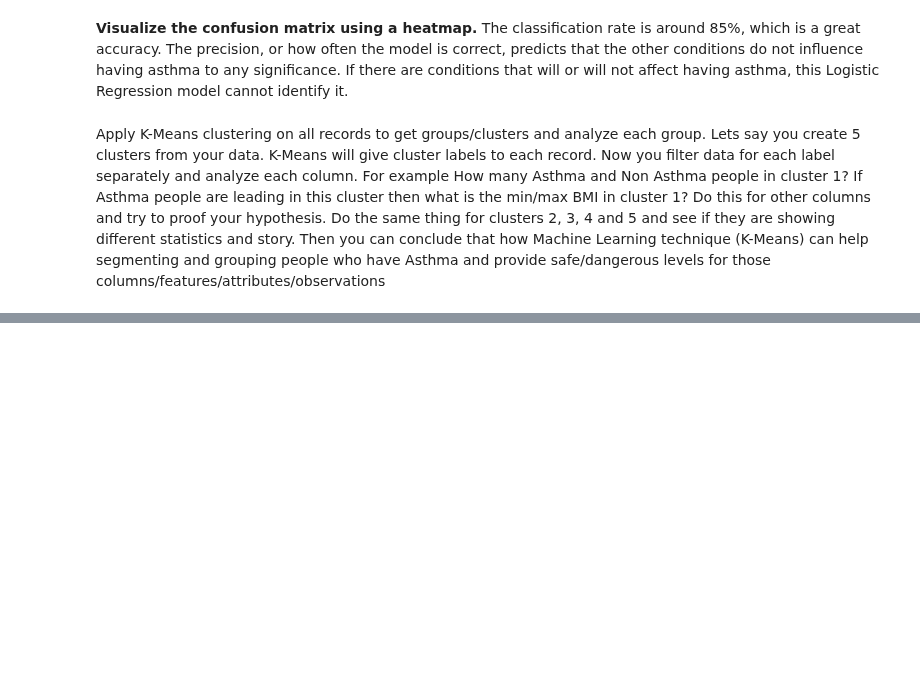
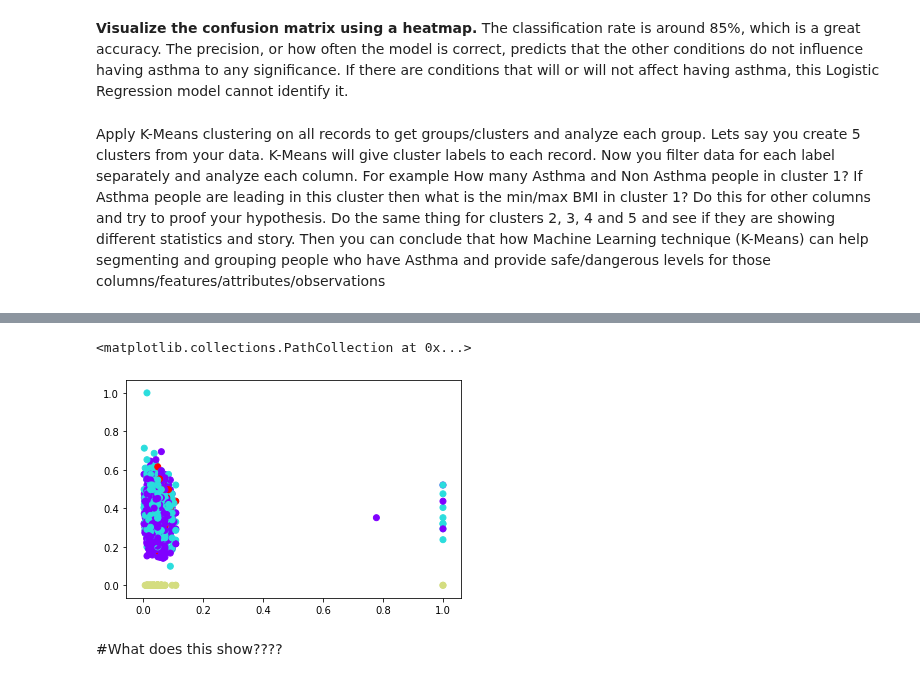
Before and after one commit to mightysquirrely/Capstone-2-Project, a Jupyter notebook: Capstone-2-Work.ipynb, the cells around one changed output, grey strips where cells are left out. Cells and saved outputs as stored; diff of their text form; code cells hidden in the pictures; blank space fills up the shorter version.

```diff
--- a/Capstone-2-Work.ipynb
+++ b/Capstone-2-Work.ipynb
@@ -457,8 +484,8 @@ HasAsthma_new[feature_cols].drop(['HasAsthma'], axis = 1, inplace=True)
     #asthma_clean[feature_cols]
     #asthma_clean['HasAsthma']
 #x = asthma_clean[feature_cols].iloc[:, [2,3,9,10]].values
-
-x=HasAsthma_new.iloc[:, :].values
+#x = HasAsthma_new.iloc[:, :].values
+x = asthma_clean[colnames_list].iloc[:, :].values
 # %%
 kmeans5 = KMeans(n_clusters=5)
 y_kmeans5 = kmeans5.fit_predict(x)
@@ -486,2 +555,7 @@ kmeans4.cluster_centers_
 # %%
-plt.scatter(x[:, 2], x[:, 3], c = y_kmeans4, cmap='rainbow')
+plt.scatter(x[:, 8], x[:, 10], c = y_kmeans4, cmap='rainbow')
+
+#8 = minutes sedintary activity, 10 = BMI
+# %% [output]
+<matplotlib.collections.PathCollection at 0x...>
+[figure, added]
@@ -492,3 +562,5 @@ x.head()
+# %% [markdown]
+#What does this show????
 # %%
 #This can be used for a separate study on children
 #'PAQ677' : 'Past7DaysCardio20Minutes+'
```
Also changed, not shown: parts of 15 cells of this notebook.
